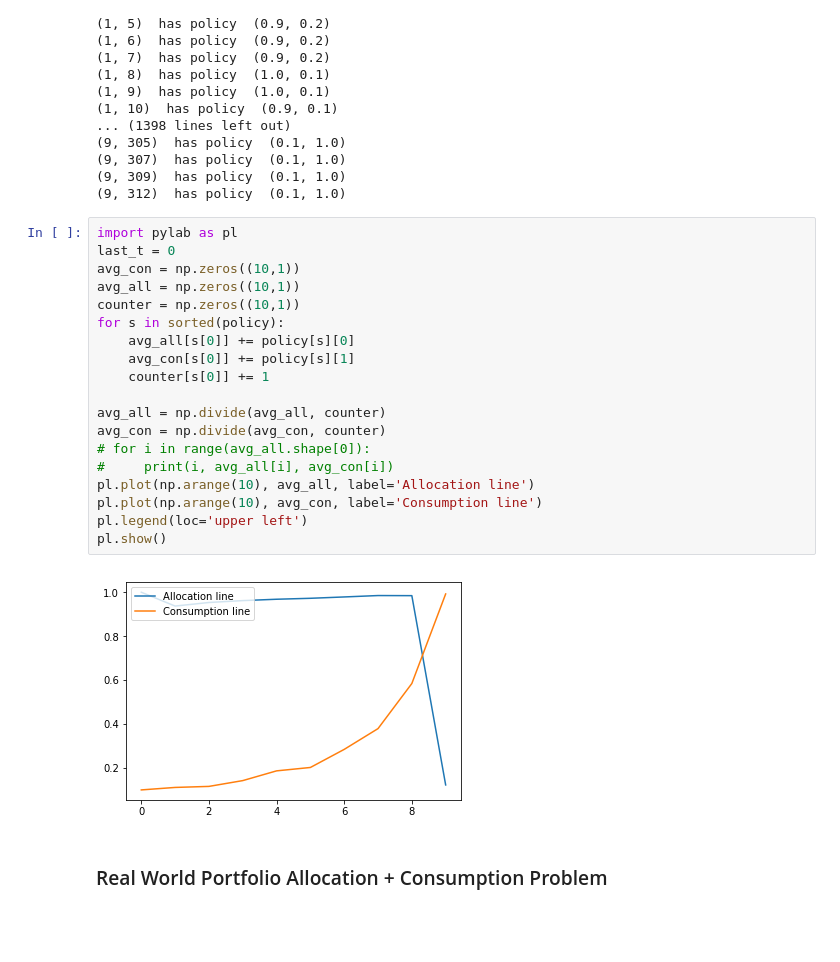
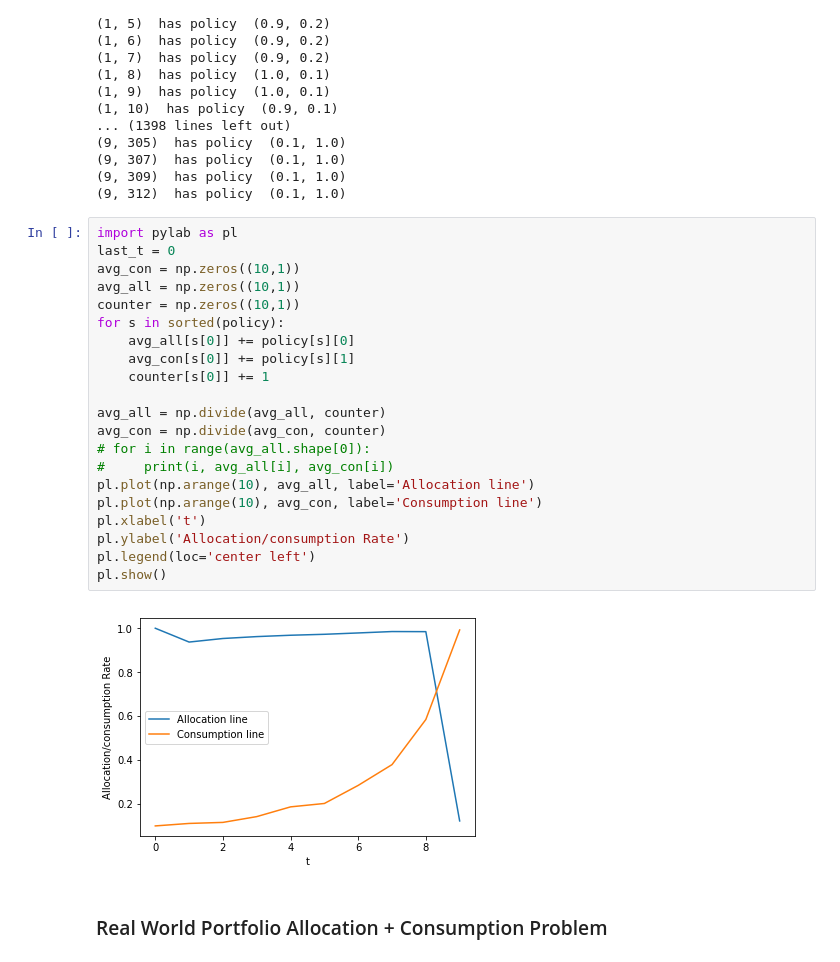
Before and after one commit to joelper/MS-E346, a Jupyter notebook: Assignments/Assignment_6.ipynb, the cells around one changed output. Saved outputs shown, nothing was run; the diff lists cells and outputs as text; blank space fills up the shorter version.

```diff
--- a/Assignments/Assignment_6.ipynb
+++ b/Assignments/Assignment_6.ipynb
@@ -151,24 +151,26 @@ for s in sorted(policy):
 # %%
 import pylab as pl
 last_t = 0
 avg_con = np.zeros((10,1))
 avg_all = np.zeros((10,1))
 counter = np.zeros((10,1))
 for s in sorted(policy):
     avg_all[s[0]] += policy[s][0]
     avg_con[s[0]] += policy[s][1]
     counter[s[0]] += 1
 
 avg_all = np.divide(avg_all, counter)
 avg_con = np.divide(avg_con, counter)
 # for i in range(avg_all.shape[0]):
 #     print(i, avg_all[i], avg_con[i])
 pl.plot(np.arange(10), avg_all, label='Allocation line')
 pl.plot(np.arange(10), avg_con, label='Consumption line')
-pl.legend(loc='upper left')
+pl.xlabel('t')
+pl.ylabel('Allocation/consumption Rate')
+pl.legend(loc='center left')
 pl.show()
 # %% [output]
-[figure, old version]
+[figure, new version]
 # %% [markdown]
 ### Real World Portfolio Allocation + Consumption Problem
 # %% [markdown]
```
